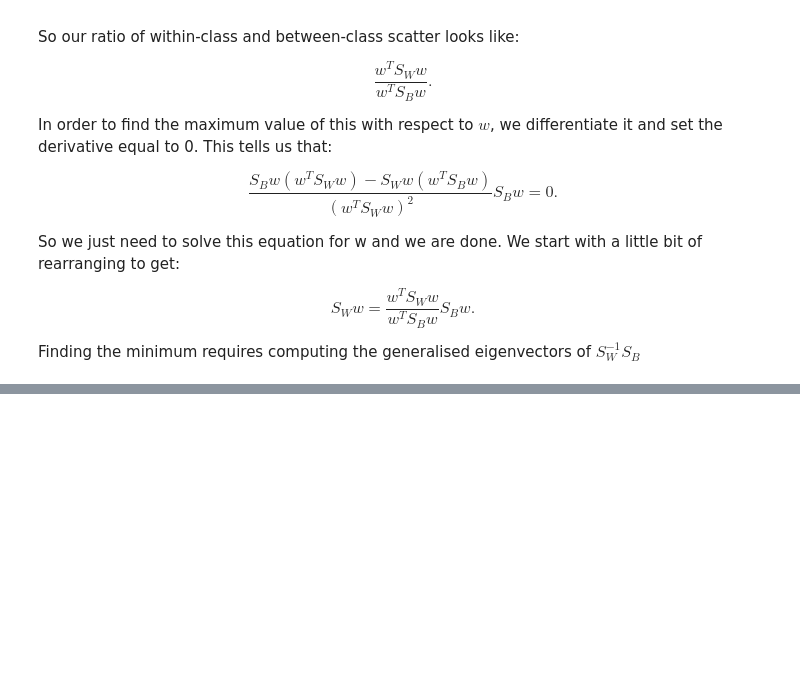
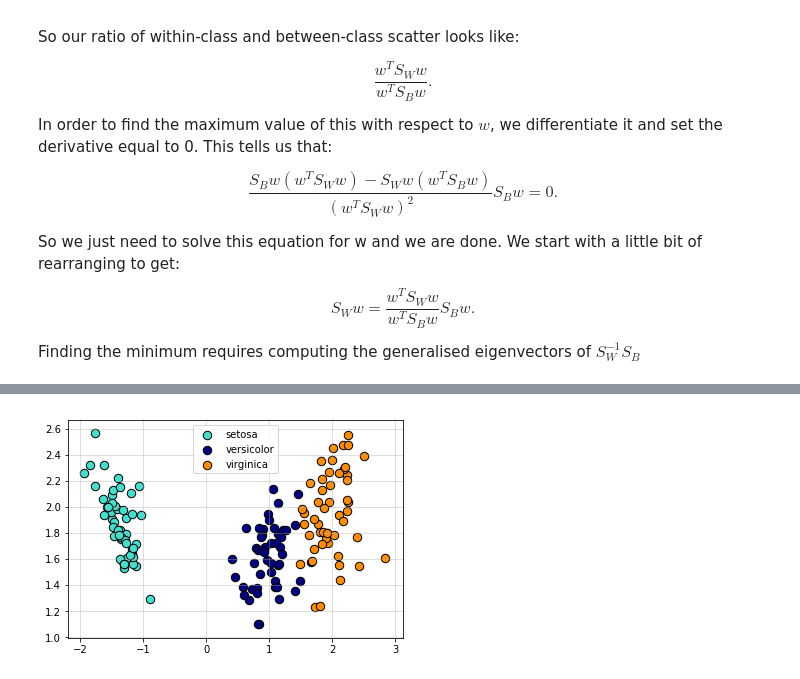
Before and after one commit to MJEmilio/MachineLearning, a Jupyter notebook: LDA.ipynb, the cells around one changed output, grey strips where cells are left out. Saved outputs shown, nothing was run; the diff lists cells and outputs as text; code cells hidden in the pictures; blank space fills up the shorter version.

Commit message:
Original Plots

```diff
--- a/LDA.ipynb
+++ b/LDA.ipynb
@@ -120,18 +137,21 @@ evals
 # %%
 evals,evecs = np.linalg.eig(np.linalg.inv(Sw).dot(Sb))
 indices = np.argsort(evals)
 indices = indices[::-1]
 evecs = evecs[:,indices]
 evals = evals[indices]
 w = evecs[:,:2]
 n = np.dot(data,w)
 
-colors = ['navy', 'turquoise', 'darkorange']
+colors = ['turquoise', 'navy', 'darkorange']
 
 for i, c,label in zip(target_ids, colors, iris.target_names):
-    plt.scatter(n[i == labels, 0], n[i == labels, 1], c = c, edgecolors='black', s=235,label=label, marker='.')
+    plt.scatter(n[i == labels, 0], n[i == labels, 1], c = c, edgecolors='black', s=285,label=label, marker='.')
+plt.grid(alpha=0.5)
 plt.legend()
 plt.show()
+# %% [output]
+[figure, added]
 # %%
 from sklearn.discriminant_analysis import LinearDiscriminantAnalysis as lda
 
```
Also changed, not shown: parts of 6 cells of this notebook, 2 other files.
